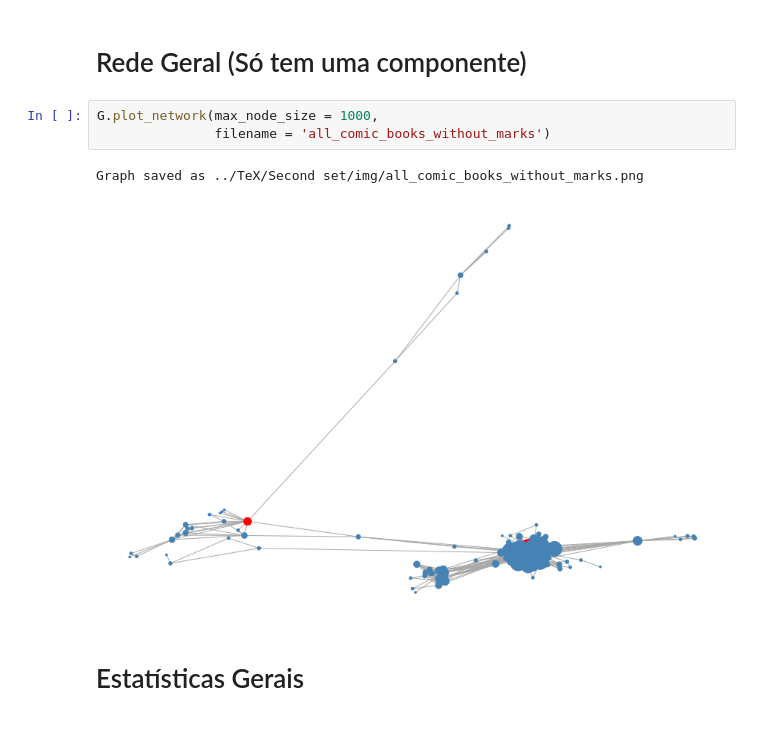
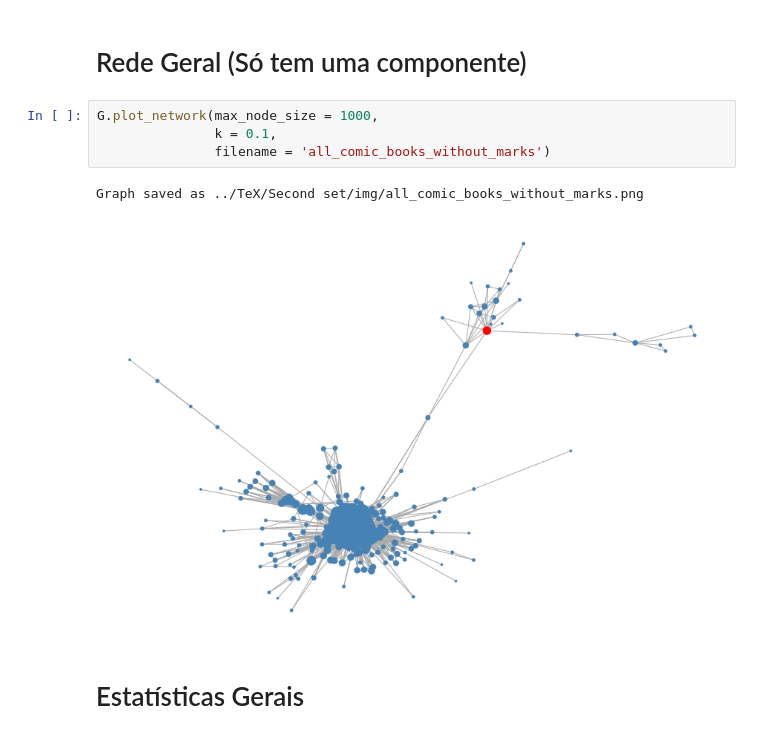
Before and after one commit to jvprimakipr/TDM_TMJ_Network, a Jupyter notebook: Code/Graphs.ipynb, the cells around one changed output. Cells and saved outputs as stored; diff of their text form.

Commit message:
rerun to create a new graph view

```diff
--- a/Code/Graphs.ipynb
+++ b/Code/Graphs.ipynb
@@ -20,10 +20,11 @@ G.insert_cbs(files, notid = True)
 # Rede Geral (Só tem uma componente)
 # %%
 G.plot_network(max_node_size = 1000,
+               k = 0.1,
                filename = 'all_comic_books_without_marks')
 # %% [output]
 Graph saved as ../TeX/Second set/img/all_comic_books_without_marks.png
-[figure, old version]
+[figure, new version]
 # %% [markdown]
 # Estatísticas Gerais
 # %%
```
Also changed, not shown: parts of 4 cells of this notebook, 5 other files.
